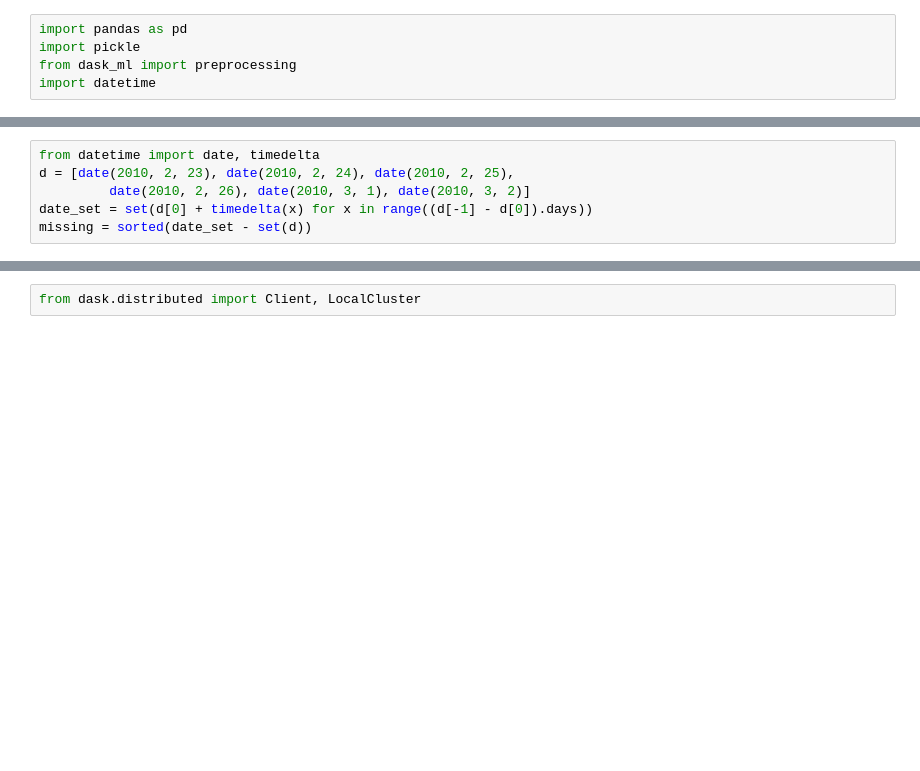
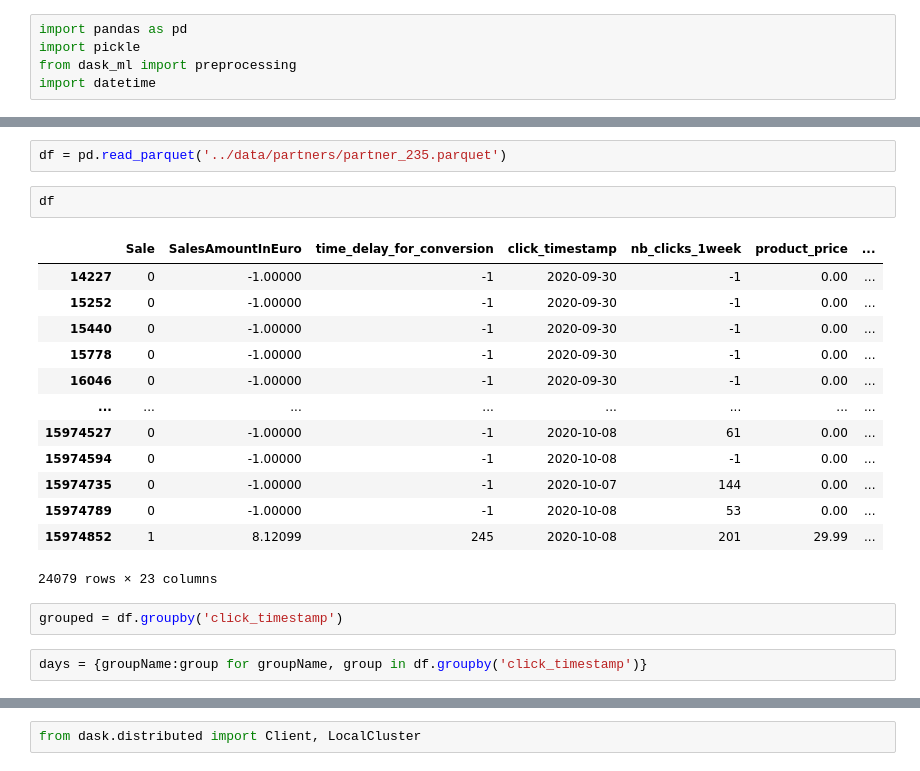
Before and after one commit to wkulczi/SR, a Jupyter notebook: prepare_data/daskLoadCPS.ipynb, the cells around one changed output, grey strips where cells are left out. Saved outputs shown, nothing was run; the diff lists cells and outputs as text; blank space fills up the shorter version.

```diff
--- a/prepare_data/daskLoadCPS.ipynb
+++ b/prepare_data/daskLoadCPS.ipynb
@@ -13,6 +15,22 @@ CPStimestampnotformatted.parquet  dask-worker-space
-# %%
-from datetime import date, timedelta
-d = [date(2010, 2, 23), date(2010, 2, 24), date(2010, 2, 25),
-         date(2010, 2, 26), date(2010, 3, 1), date(2010, 3, 2)]
-date_set = set(d[0] + timedelta(x) for x in range((d[-1] - d[0]).days))
-missing = sorted(date_set - set(d))
+# %%
+df = pd.read_parquet('../data/partners/partner_235.parquet')
+# %%
+df
+# %% [output]
+|  | Sale | SalesAmountInEuro | time_delay_for_conversion | click_timestamp | nb_clicks_1week | product_price | ... |
+| 14227 | 0 | -1.00000 | -1 | 2020-09-30 | -1 | 0.00 | ... |
+| 15252 | 0 | -1.00000 | -1 | 2020-09-30 | -1 | 0.00 | ... |
+| 15440 | 0 | -1.00000 | -1 | 2020-09-30 | -1 | 0.00 | ... |
+| 15778 | 0 | -1.00000 | -1 | 2020-09-30 | -1 | 0.00 | ... |
+| 16046 | 0 | -1.00000 | -1 | 2020-09-30 | -1 | 0.00 | ... |
+| ... | ... | ... | ... | ... | ... | ... | ... |
+| 15974527 | 0 | -1.00000 | -1 | 2020-10-08 | 61 | 0.00 | ... |
+| 15974594 | 0 | -1.00000 | -1 | 2020-10-08 | -1 | 0.00 | ... |
+| 15974735 | 0 | -1.00000 | -1 | 2020-10-07 | 144 | 0.00 | ... |
+| 15974789 | 0 | -1.00000 | -1 | 2020-10-08 | 53 | 0.00 | ... |
+| 15974852 | 1 | 8.12099 | 245 | 2020-10-08 | 201 | 29.99 | ... |
+24079 rows × 23 columns
+# %%
+grouped = df.groupby('click_timestamp')
+# %%
+days = {groupName:group for groupName, group in df.groupby('click_timestamp')}
```
Also changed, not shown: parts of 19 cells of this notebook, 9 other files.
